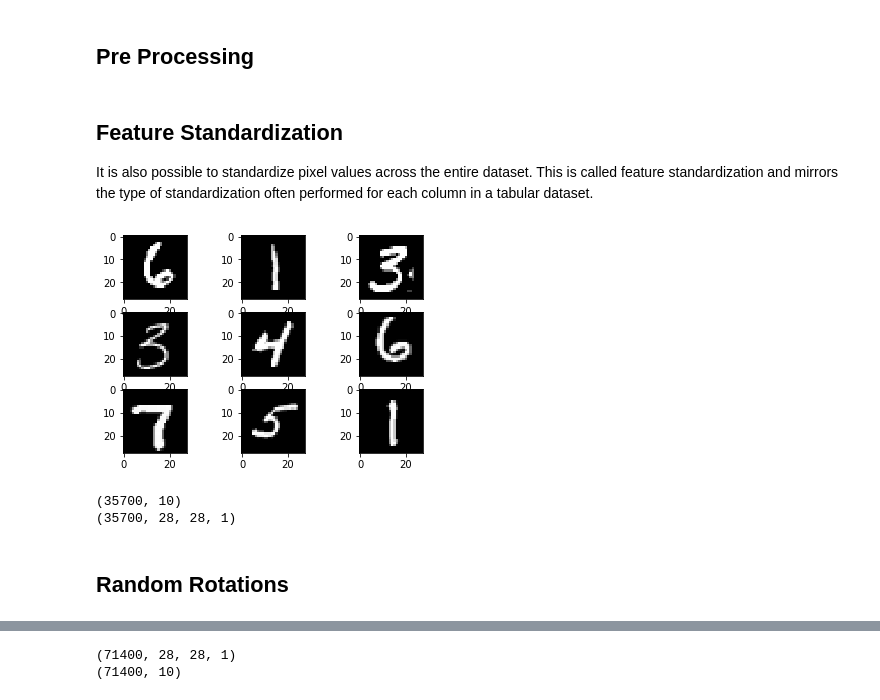
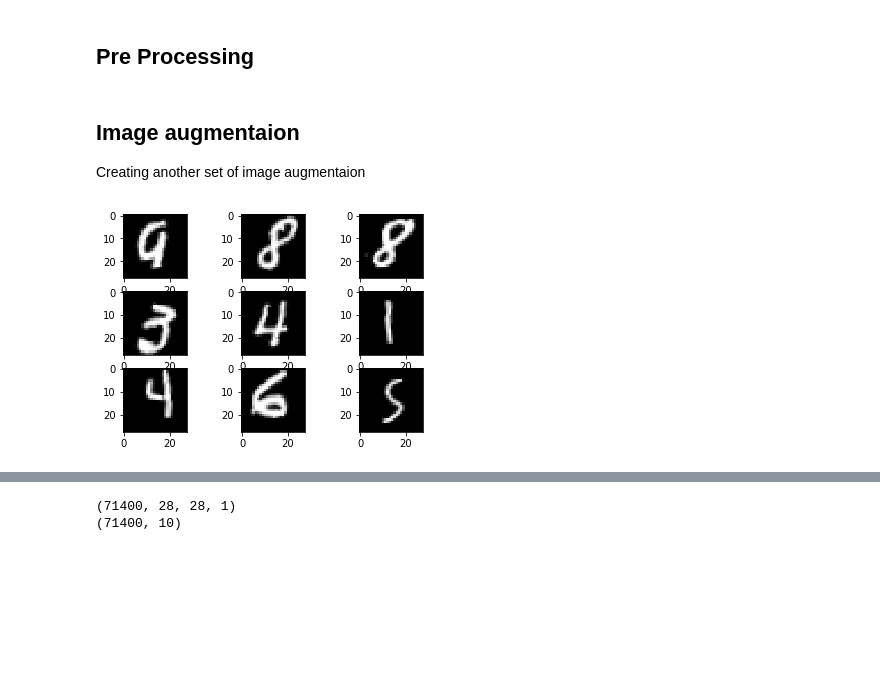
Before and after one commit to omershect/KaggleDigitRecognizer, a Jupyter notebook: KaggleDigit.ipynb, the cells around one changed output, grey strips where cells are left out. Saved outputs shown, nothing was run; the diff lists cells and outputs as text; code cells hidden in the pictures; blank space fills up the shorter version.

Commit message:
CNN net with simple image augmentaion Score = 0.99485

```diff
--- a/KaggleDigit.ipynb
+++ b/KaggleDigit.ipynb
@@ -51,7 +58,7 @@ y_train = Train['label'].values
 
 #convert the images into a matrix of size 42,000 X 28 X 28
 train_images = Train.loc[:,Train.columns != 'label'].values
-train_images = train_images.reshape(42000,28,28,1)
+train_images = train_images.reshape(-1,28,28,1)
 train_images.shape
 # %% [output]
 (42000, 28, 28, 1)
@@ -145,34 +153,30 @@ train_labels.shape
 (35700, 10)
 # %% [markdown]
 ## Pre Processing
-# %% [markdown]
-## Feature Standardization
-It is also possible to standardize pixel values across the entire dataset. This is called feature standardization and mirrors the type of standardization often performed for each column in a tabular dataset.
+# %% [markdown]
+## Image augmentaion
+Creating another set of image augmentaion
 # %%
-datagen = ImageDataGenerator(featurewise_center=True, featurewise_std_normalization=True)
+#datagen = ImageDataGenerator(featurewise_center=True, featurewise_std_normalization=True)
+datagen = ImageDataGenerator( rotation_range=10,
+        zoom_range = 0.10,
+        width_shift_range=0.1,
+        height_shift_range=0.1)
 # fit parameters from data
 datagen.fit(X_train)
 
-for X_batch, y_batch in datagen.flow(X_train, train_labels, batch_size=35700):
+for X_batch, y_batch in datagen.flow(X_trainS, y_trainS, batch_size=35700):
 
   break
 
-X_Train = X_batch
-y_train = y_batch
-X_Train.shape
+X_trainE = X_batch
+y_trainE = y_batch
+
 
 for i in range(0, 9):
 		pyplot.subplot(330 + 1 + i)
-		pyplot.imshow(X_Train[i].reshape(28, 28), cmap=pyplot.get_cmap('gray'))
+		pyplot.imshow(X_trainE[i].reshape(28, 28), cmap=pyplot.get_cmap('gray'))
 	# show the plot
 pyplot.show()
 # %% [output]
-[figure, old version]
+[figure, new version]
-# %%
-print(y_train.shape)
-print(X_train.shape)
-# %% [output]
-(35700, 10)
-(35700, 28, 28, 1)
-# %% [markdown]
-## Random Rotations
```
Also changed, not shown: parts of 14 cells of this notebook.
